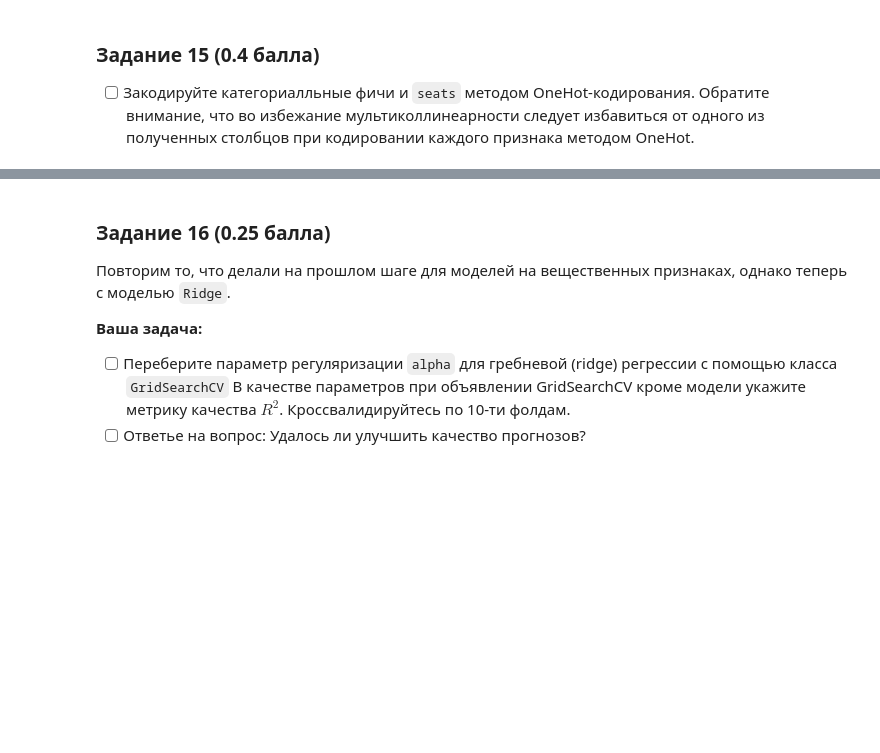
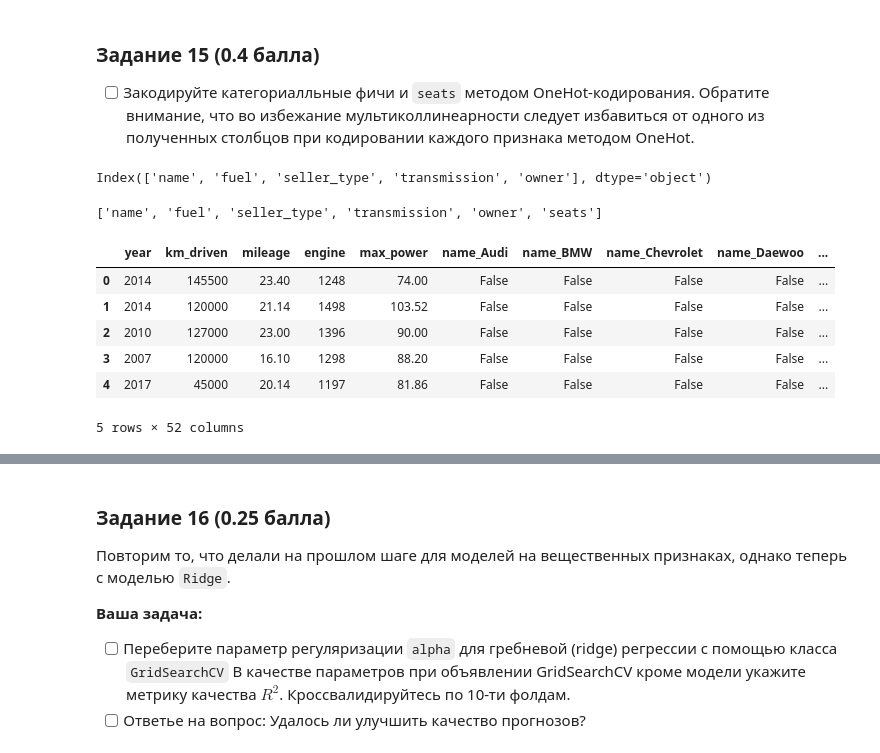
Before and after one commit to xanderkov/HSE-Machine-Learning, a Jupyter notebook: hw-01/AI_HW1_Regression_with_inference_base.ipynb, the cells around one changed output, grey strips where cells are left out. Saved outputs shown, nothing was run; the diff lists cells and outputs as text; code cells hidden in the pictures; blank space fills up the shorter version.

```diff
--- a/hw-01/AI_HW1_Regression_with_inference_base.ipynb
+++ b/hw-01/AI_HW1_Regression_with_inference_base.ipynb
@@ -650,0 +685,4 @@ X_train = # your code here
+# %%
+df_train.shape
+df_train = df_train.drop(columns=['torque'])
+df_test = df_test.drop(columns=['torque'])
@@ -759,0 +978,6 @@ from sklearn.linear_model import ElasticNet
+# %%
+df_train['name'] = df_train['name'].str.split().str[0]
+X_train_cat = df_train.drop(columns=['selling_price'])
+df_test['name'] = df_test['name'].str.split().str[0]
+X_test_cat = df_test.drop(columns=['selling_price'])
+X_train_cat.shape
@@ -771,0 +1000,23 @@ from sklearn.preprocessing import OneHotEncoder # или можно исполь
+# %%
+df_train.select_dtypes(include=['object']).columns
+# %% [output]
+Index(['name', 'fuel', 'seller_type', 'transmission', 'owner'], dtype='object')
+# %%
+from sklearn.preprocessing import OneHotEncoder # или можно использовать get_dummies из библиотеки pandas
+
+categorical_cols = X_train_cat.select_dtypes(include=['object']).columns.tolist() + ['seats']
+print(categorical_cols)
+X_train_cat = pd.get_dummies(X_train_cat, columns=categorical_cols, drop_first=True)
+
+
+X_test_cat = pd.get_dummies(X_test_cat, columns=categorical_cols, drop_first=True)
+X_train_cat.head()
+# %% [output]
+['name', 'fuel', 'seller_type', 'transmission', 'owner', 'seats']
+|  | year | km_driven | mileage | engine | max_power | name_Audi | name_BMW | name_Chevrolet | name_Daewoo | ... |
+| 0 | 2014 | 145500 | 23.40 | 1248 | 74.00 | False | False | False | False | ... |
+| 1 | 2014 | 120000 | 21.14 | 1498 | 103.52 | False | False | False | False | ... |
+| 2 | 2010 | 127000 | 23.00 | 1396 | 90.00 | False | False | False | False | ... |
+| 3 | 2007 | 120000 | 16.10 | 1298 | 88.20 | False | False | False | False | ... |
+| 4 | 2017 | 45000 | 20.14 | 1197 | 81.86 | False | False | False | False | ... |
+5 rows × 52 columns
```
Also changed, not shown: parts of 51 cells of this notebook.
